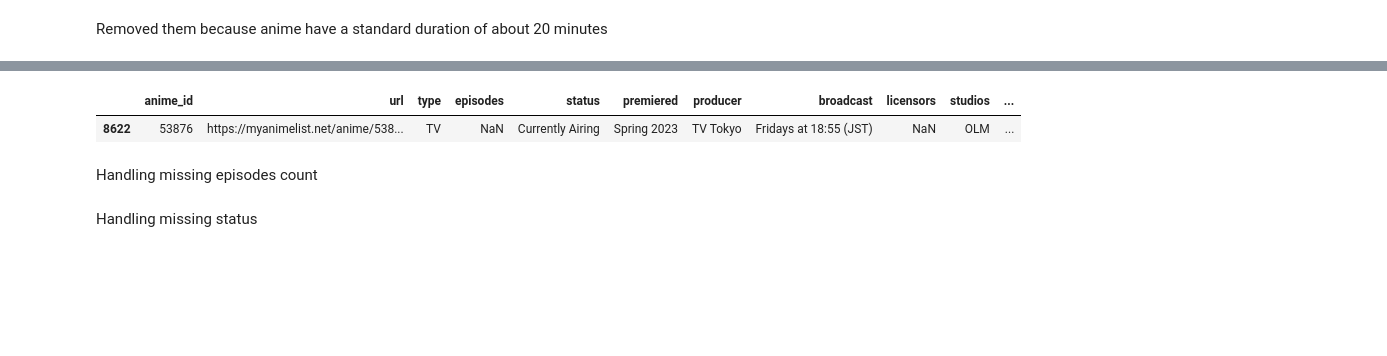
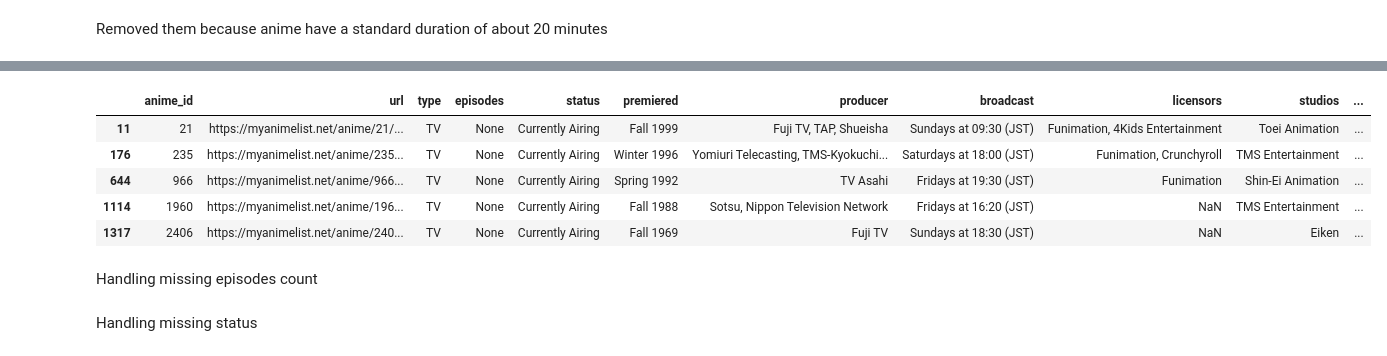
Before and after one commit to deltel/anime-recommendation-documentation, a Jupyter notebook: data_understanding_prepare_data.ipynb, the cells around one changed output, grey strips where cells are left out. Cells and saved outputs as stored; diff of their text form; code cells hidden in the pictures; blank space fills up the shorter version.

```diff
--- a/data_understanding_prepare_data.ipynb
+++ b/data_understanding_prepare_data.ipynb
@@ -63,3 +77,5 @@ As we can see episodes is an object, we need to address that.
+# %%
+cu_anime_df = cu_anime_df.drop(columns=["rating"])
 # %%
 cu_anime_df["episodes"].unique()
 # %% [output]
@@ -255,7 +270,7 @@ memory usage: 816.6+ KB
 #### Synopsis Data
 # %%
 synopsis_df = pd.read_csv("E:\\applied data science capstone\\data\\hernan4444\\archive\\anime_with_synopsis.csv")
-synopsis_df = synopsisDf.drop(columns=["Score"])
+synopsis_df = synopsis_df.drop(columns=["Score"])
 synopsis_df = synopsis_df.rename(columns={"MAL_ID": "anime_id", "sypnopsis": "synopsis"})
 # %% [markdown]
 Fill the unknown synopsis with na so as to enable filling of missing values in the future
@@ -366,13 +381,11 @@ temp_merged_anime_df["episodes_nat"] = temp_merged_anime_df["episodes_nat"] \
     .fillna(temp_merged_anime_df["episodes_coop"])
 temp_merged_anime_df["genres"] = temp_merged_anime_df["genres"] \
     .fillna(temp_merged_anime_df["genre"])
-temp_merged_anime_df["rating_nat"] = temp_merged_anime_df["rating_nat"] \
-    .fillna(temp_merged_anime_df["rating_coop"])
 
 temp_merged_anime_df = temp_merged_anime_df.drop(columns=["name", "type_coop", \
-    "episodes_coop", "genre", "rating_coop", "members"])
+    "episodes_coop", "genre", "members"])
 temp_merged_anime_df = temp_merged_anime_df.rename(columns={"type_nat": "type", \
-    "episodes_nat": "episodes", "rating_nat": "rating"})
+    "episodes_nat": "episodes"})
 # %% [markdown]
 ##### Combining hernan and the combined dataset
 # %%
@@ -780,10 +793,15 @@ Data columns (total 18 columns):
 dtypes: float64(1), int64(1), object(16)
 memory usage: 903.2+ KB
 # %%
+merged_df.loc[merged_df["episodes"] == "Unknown", "episodes"] = None
 merged_df[merged_df["episodes"].isna()].head()
 # %% [output]
 |  | anime_id | url | type | episodes | status | premiered | producer | broadcast | licensors | studios | ... |
-| 8622 | 53876 | https://myanimelist.net/anime/538... | TV | NaN | Currently Airing | Spring 2023 | TV Tokyo | Fridays at 18:55 (JST) | NaN | OLM | ... |
+| 11 | 21 | https://myanimelist.net/anime/21/... | TV | None | Currently Airing | Fall 1999 | Fuji TV, TAP, Shueisha | Sundays at 09:30 (JST) | Funimation, 4Kids Entertainment | Toei Animation | ... |
+| 176 | 235 | https://myanimelist.net/anime/235... | TV | None | Currently Airing | Winter 1996 | Yomiuri Telecasting, TMS-Kyokuchi... | Saturdays at 18:00 (JST) | Funimation, Crunchyroll | TMS Entertainment | ... |
+| 644 | 966 | https://myanimelist.net/anime/966... | TV | None | Currently Airing | Spring 1992 | TV Asahi | Fridays at 19:30 (JST) | Funimation | Shin-Ei Animation | ... |
+| 1114 | 1960 | https://myanimelist.net/anime/196... | TV | None | Currently Airing | Fall 1988 | Sotsu, Nippon Television Network | Fridays at 16:20 (JST) | NaN | TMS Entertainment | ... |
+| 1317 | 2406 | https://myanimelist.net/anime/240... | TV | None | Currently Airing | Fall 1969 | Fuji TV | Sundays at 18:30 (JST) | NaN | Eiken | ... |
 # %% [markdown]
 Handling missing episodes count
 # %%
```
Also changed, not shown: parts of 28 cells of this notebook, 1 other file.
